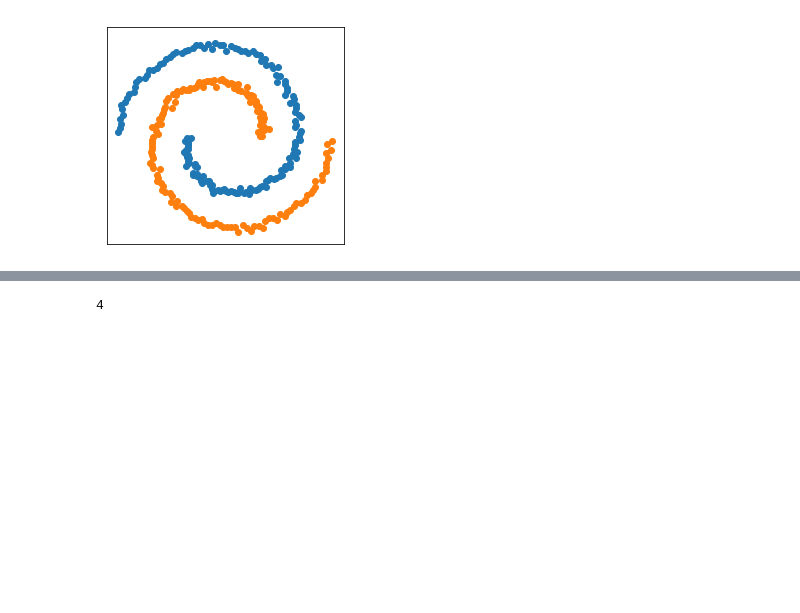
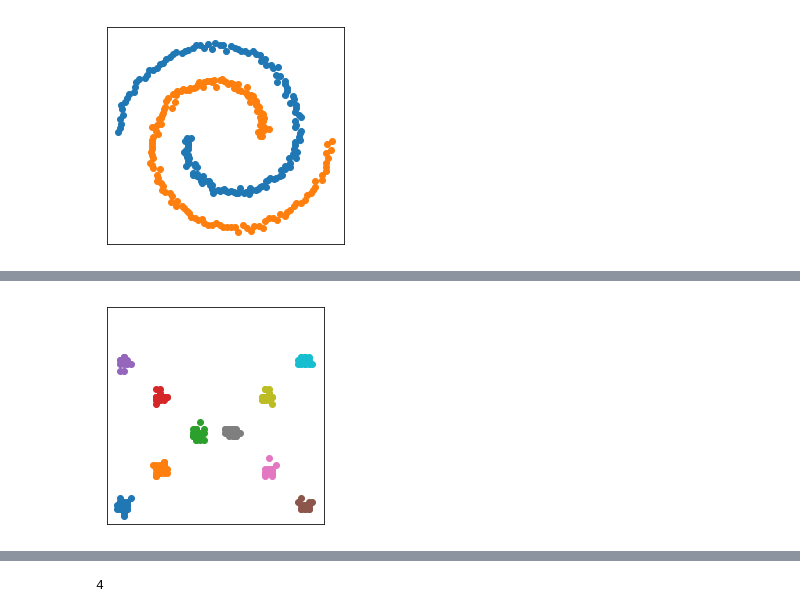
Before and after one commit to lisalebovici/LSHLinkClustering, a Jupyter notebook: data/abstract shapes.ipynb, the cells around one changed output, grey strips where cells are left out. Drawn from its saved outputs; the diff is of its cells as text; code cells hidden in the pictures; blank space fills up the shorter version.

```diff
--- a/data/abstract shapes.ipynb
+++ b/data/abstract shapes.ipynb
@@ -150,3 +168,20 @@ plt.gca().axes.get_yaxis().set_visible(False)
 plt.show()
 # %% [output]
 [figure]
+# %%
+def plot_clusters(raw, scale, A, k, l, cutoff):
+    data = np.round(raw * scale)
+    data += np.abs(np.min(data))
+
+    clusters = lsh.LSHLink(data, A, k, l, cutoff=cutoff, seed1=5, seed2=6)
+    num_clusters = len(np.unique(clusters))
+
+    for i in range(num_clusters):
+        x = np.where(clusters == np.unique(clusters)[i])[0]
+        plt.scatter(raw[x, 0], raw[x, 1])
+    plt.axis('square')
+    plt.gca().axes.get_xaxis().set_visible(False)
+    plt.gca().axes.get_yaxis().set_visible(False)
+    plt.show()
+
+    return
@@ -152,0 +268,5 @@ plt.show()
+# %%
+tencircles = np.genfromtxt('tencircles.csv', delimiter=",")
+plot_clusters(tencircles, cutoff=10, scale=10, linkage='LSH', A=1.4, k=10, l=100)
+# %% [output]
+[figure, added]
```
Also changed, not shown: parts of 13 cells of this notebook, 6 other files.
